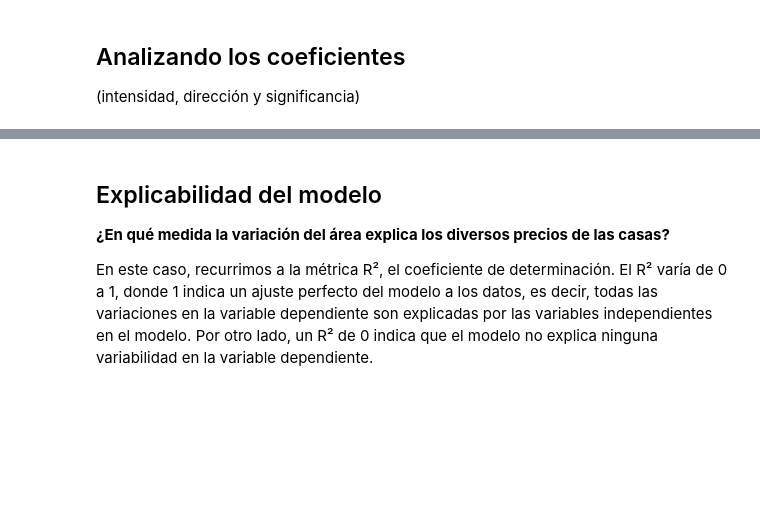
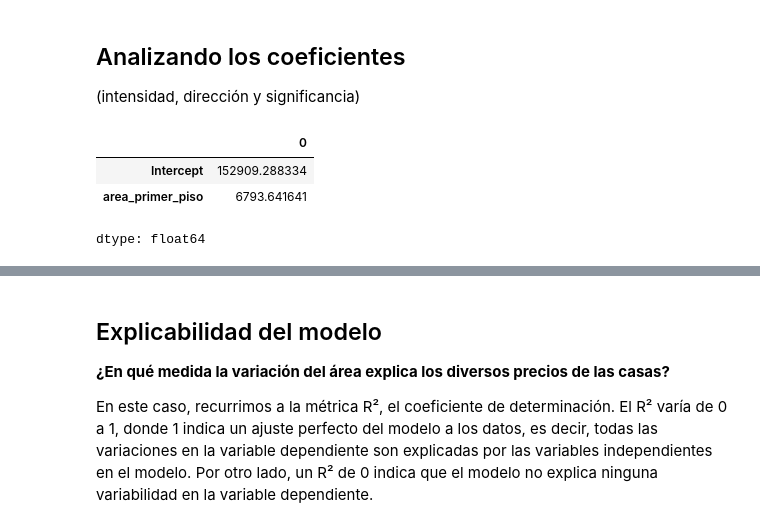
Before and after one commit to LejImkoaj/data-sciencie-regresion-lineal, a Jupyter notebook: precios_de_inmuebles_regresion_lineal.ipynb, the cells around one changed output, grey strips where cells are left out. Saved outputs shown, nothing was run; the diff lists cells and outputs as text; code cells hidden in the pictures; blank space fills up the shorter version.

```diff
--- a/precios_de_inmuebles_regresion_lineal.ipynb
+++ b/precios_de_inmuebles_regresion_lineal.ipynb
@@ -234,6 +236,12 @@ modelo_0 = ols('precio_de_venta ~ area_primer_piso', data=df_train).fit()
 
 (intensidad, dirección y significancia)
 # %%
-# visualizando los parámetros
+# visualizando los parámetros en dolares(USD)
+modelo_0.params
+# %% [output]
+|  | 0 |
+| Intercept | 152909.288334 |
+| area_primer_piso | 6793.641641 |
+dtype: float64
 # %%
 # El resumen del modelo
```
Also changed, not shown: parts of 9 cells of this notebook.
